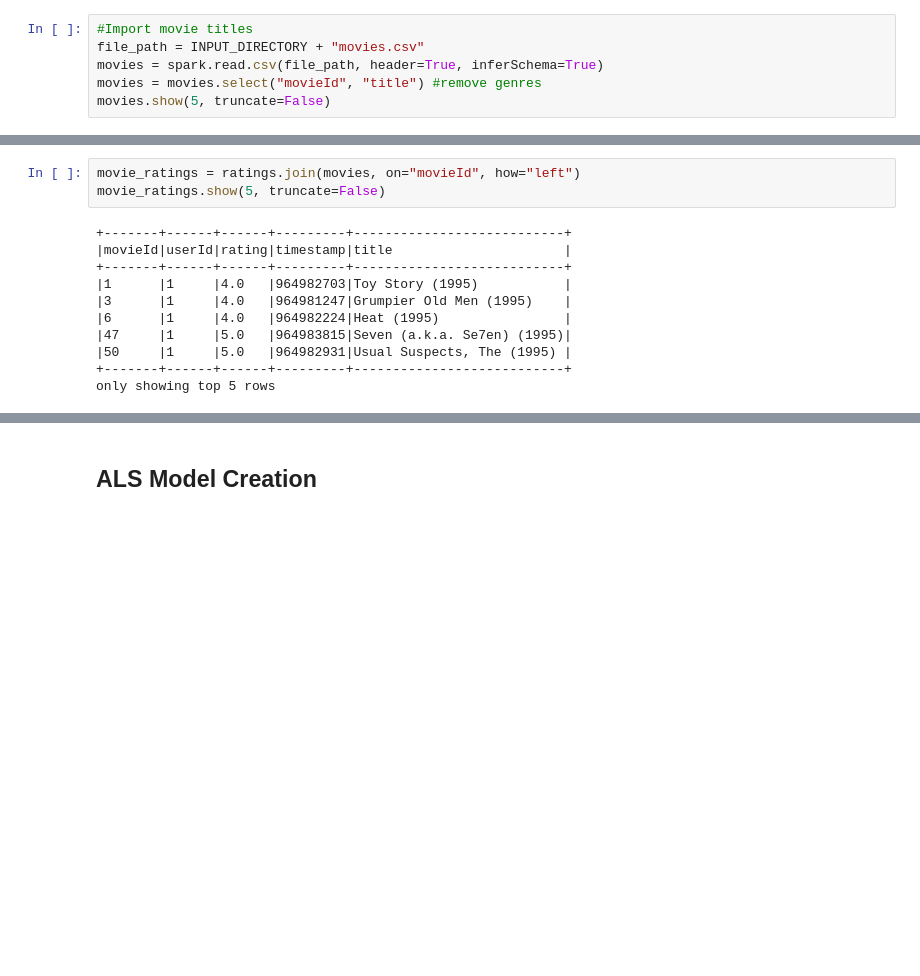
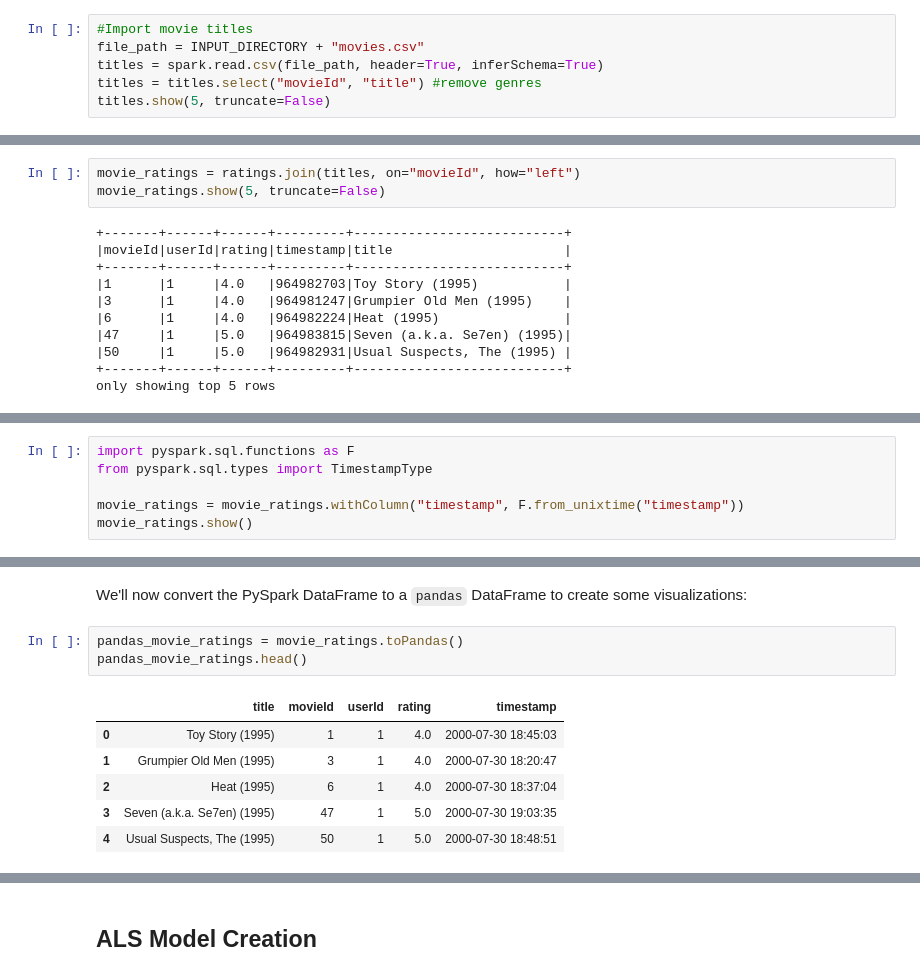
Before and after one commit to zachcarlson/MovieRecommender, a Jupyter notebook: MovieRecommender.ipynb, the cells around one changed output, grey strips where cells are left out. Cells and saved outputs as stored; diff of their text form; blank space fills up the shorter version.

```diff
--- a/MovieRecommender.ipynb
+++ b/MovieRecommender.ipynb
@@ -133,9 +136,9 @@ Recommender Systems usually have about 99% sparsity, so this is normal, if not m
 # %%
 #Import movie titles
 file_path = INPUT_DIRECTORY + "movies.csv"
-movies = spark.read.csv(file_path, header=True, inferSchema=True)
-movies = movies.select("movieId", "title") #remove genres
-movies.show(5, truncate=False)
+titles = spark.read.csv(file_path, header=True, inferSchema=True)
+titles = titles.select("movieId", "title") #remove genres
+titles.show(5, truncate=False)
 # %% [output]
 +-------+----------------------------------+
 |movieId|title                             |
@@ -148,7 +151,7 @@ movies.show(5, truncate=False)
 +-------+----------------------------------+
 only showing top 5 rows
 # %%
-movie_ratings = ratings.join(movies, on="movieId", how="left")
+movie_ratings = ratings.join(titles, on="movieId", how="left")
 movie_ratings.show(5, truncate=False)
 # %% [output]
 +-------+------+------+---------+---------------------------+
@@ -163,0 +169,6 @@ only showing top 5 rows
+# %%
+import pyspark.sql.functions as F
+from pyspark.sql.types import TimestampType
+
+movie_ratings = movie_ratings.withColumn("timestamp", F.from_unixtime("timestamp"))
+movie_ratings.show()
@@ -179,0 +267,12 @@ only showing top 5 rows
+# %% [markdown]
+We'll now convert the PySpark DataFrame to a `pandas` DataFrame to create some visualizations:
+# %%
+pandas_movie_ratings = movie_ratings.toPandas()
+pandas_movie_ratings.head()
+# %% [output]
+|  | title | movieId | userId | rating | timestamp |
+| 0 | Toy Story (1995) | 1 | 1 | 4.0 | 2000-07-30 18:45:03 |
+| 1 | Grumpier Old Men (1995) | 3 | 1 | 4.0 | 2000-07-30 18:20:47 |
+| 2 | Heat (1995) | 6 | 1 | 4.0 | 2000-07-30 18:37:04 |
+| 3 | Seven (a.k.a. Se7en) (1995) | 47 | 1 | 5.0 | 2000-07-30 19:03:35 |
+| 4 | Usual Suspects, The (1995) | 50 | 1 | 5.0 | 2000-07-30 18:48:51 |
```
Also changed, not shown: parts of 22 cells of this notebook.
